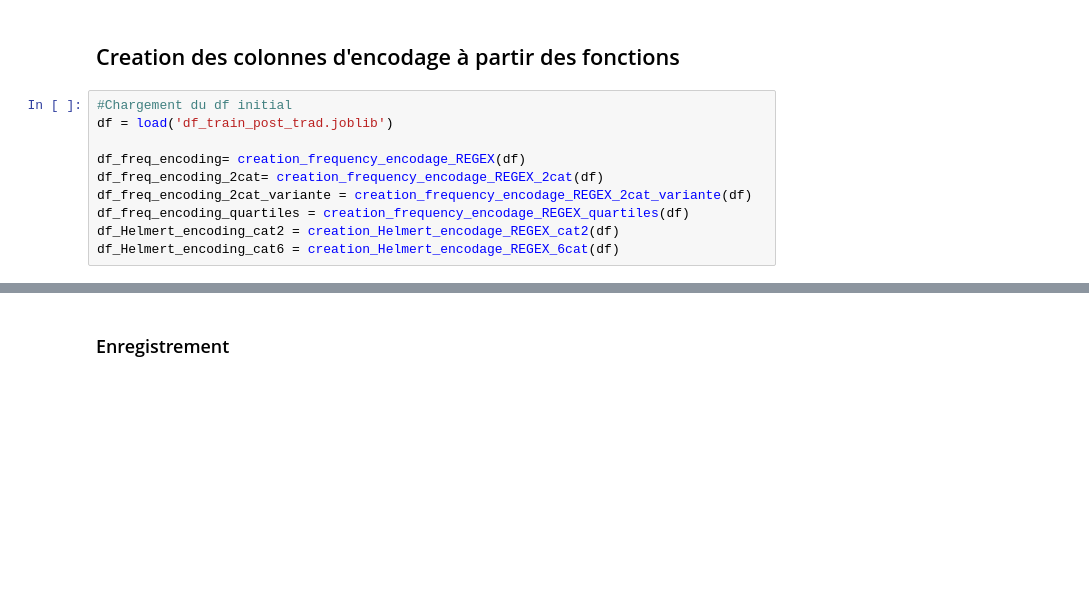
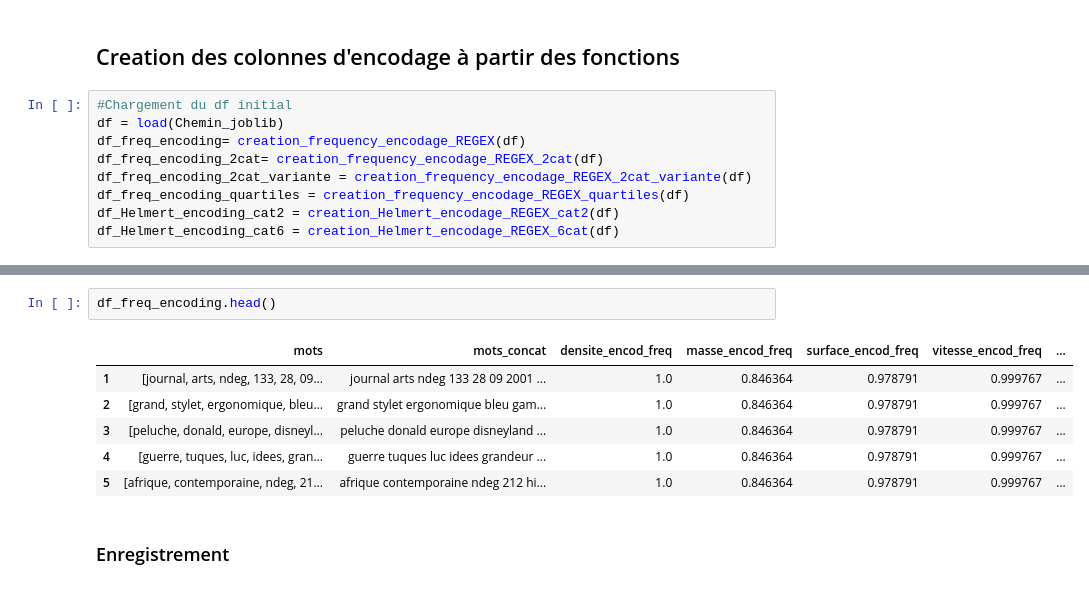
Before and after one commit to FGRANET/Rakuten-project, a Jupyter notebook: notebooks/3.0._Encodage_metadonnees.ipynb, the cells around one changed output, grey strips where cells are left out. Saved outputs shown, nothing was run; the diff lists cells and outputs as text; blank space fills up the shorter version.

```diff
--- a/notebooks/3.0._Encodage_metadonnees.ipynb
+++ b/notebooks/3.0._Encodage_metadonnees.ipynb
@@ -385,8 +355,7 @@ df = load('df_train_post_trad.joblib')
 ## Creation des colonnes d'encodage à partir des fonctions
 # %%
 #Chargement du df initial
-df = load('df_train_post_trad.joblib')
-
+df = load(Chemin_joblib)
 df_freq_encoding= creation_frequency_encodage_REGEX(df)
 df_freq_encoding_2cat= creation_frequency_encodage_REGEX_2cat(df)
 df_freq_encoding_2cat_variante = creation_frequency_encodage_REGEX_2cat_variante(df)
@@ -426,4 +395,13 @@ début du Helmert encoding catégories par quartiles
 début du Helmert encoding catégories 6 catégories
+# %%
+df_freq_encoding.head()
+# %% [output]
+|  | mots | mots_concat | densite_encod_freq | masse_encod_freq | surface_encod_freq | vitesse_encod_freq | ... |
+| 1 | [journal, arts, ndeg, 133, 28, 09... | journal arts ndeg 133 28 09 2001 ... | 1.0 | 0.846364 | 0.978791 | 0.999767 | ... |
+| 2 | [grand, stylet, ergonomique, bleu... | grand stylet ergonomique bleu gam... | 1.0 | 0.846364 | 0.978791 | 0.999767 | ... |
+| 3 | [peluche, donald, europe, disneyl... | peluche donald europe disneyland ... | 1.0 | 0.846364 | 0.978791 | 0.999767 | ... |
+| 4 | [guerre, tuques, luc, idees, gran... | guerre tuques luc idees grandeur ... | 1.0 | 0.846364 | 0.978791 | 0.999767 | ... |
+| 5 | [afrique, contemporaine, ndeg, 21... | afrique contemporaine ndeg 212 hi... | 1.0 | 0.846364 | 0.978791 | 0.999767 | ... |
 # %% [markdown]
 ### Enregistrement
 # %%
```
Also changed, not shown: parts of 6 cells of this notebook.
